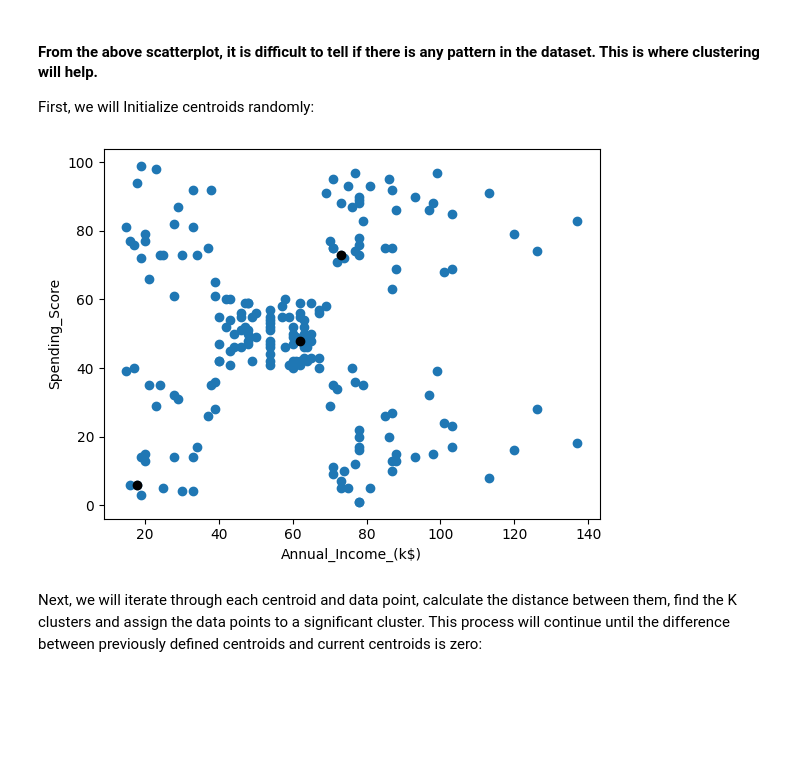
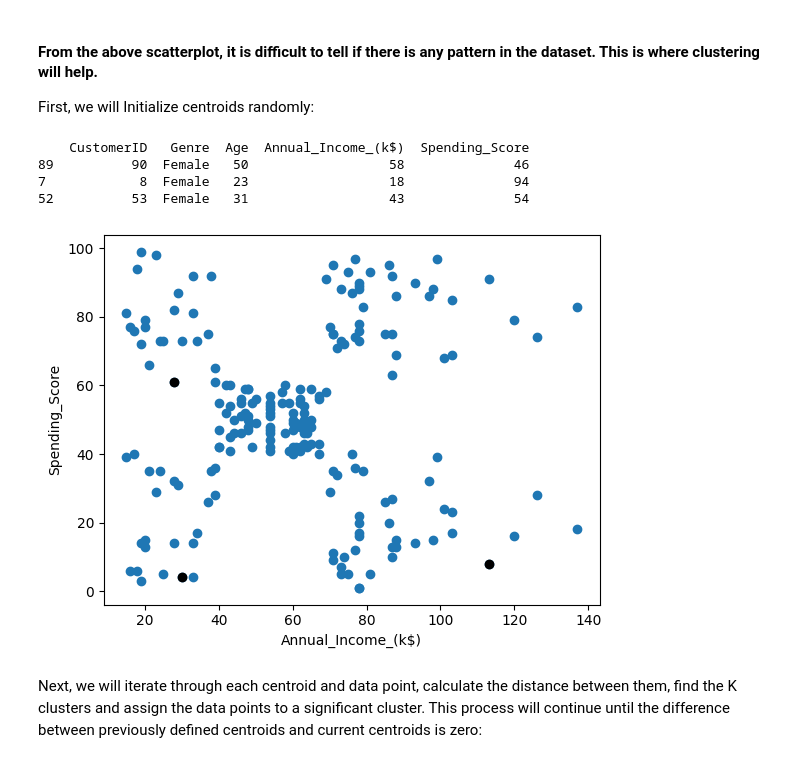
Before and after one commit to larawehbe/TheAIEngineers-Notebooks, a Jupyter notebook: Unsupervised Learning/kmeans_scratch_implementation.ipynb, the cells around one changed output. Cells and saved outputs as stored; diff of their text form; code cells hidden in the pictures; blank space fills up the shorter version.

```diff
--- a/Unsupervised Learning/kmeans_scratch_implementation.ipynb
+++ b/Unsupervised Learning/kmeans_scratch_implementation.ipynb
@@ -4,11 +4,8 @@ import numpy as np
 import matplotlib.pyplot as plt
 
 #load the dataset
-customer_data = ...
+customer_data = pd.read_csv("data/Mall_Customers.csv")
 
 #read the data
-customer_data....
-
-#check for null or missing values
-customer_data....
+customer_data.head()
 # %% [output]
@@ -31,19 +39,31 @@ plt.show()
 #### From the above scatterplot, it is difficult to tell if there is any pattern in the dataset. This is where clustering will help.
 
 First, we will Initialize centroids randomly:
+# %%
+#TODO: RUN IT 10 TIMES TO See  THAT WE WILL HAVE DIFFERENT CENTROIS
+#BECAUSE WE ARE TAKING THE .SAMPLE FUNCTION.
+#The sample function provides random values
+K=3
+centroids = customer_data.sample(n=K) #get random k centroids
+print(centroids.head())
+# %% [output]
+    CustomerID   Genre  Age  Annual_Income_(k$)  Spending_Score
+89          90  Female   50                  58              46
+7            8  Female   23                  18              94
+52          53  Female   31                  43              54
 # %%
 #TODO: RUN IT 10 TIMES TO See  THAT WE WILL HAVE DIFFERENT CENTROIS
 #BECAUSE WE ARE TAKING THE .SAMPLE FUNCTION.
 #The sample function provides random values
 K=3
 centroids = customer_data.sample(n=K) #get random k centroids
-plt.scatter(... , .... )
-plt.scatter(... , .... ,c='black')
+plt.scatter(customer_data['Annual_Income_(k$)'], customer_data['Spending_Score'] ) #scatter plot for data points
+plt.scatter( centroids['Annual_Income_(k$)'] , centroids['Spending_Score'] ,c='black') #scatter plot for centroids
 plt.xlabel('Annual_Income_(k$)')
 plt.ylabel('Spending_Score')
 plt.show()
 # %% [output]
-[figure, old version]
+[figure, new version]
 # %% [markdown]
 Next, we will iterate through each centroid and data point, calculate the distance between them, find the K clusters and assign the data points to a significant cluster. This process will continue until the difference between previously defined centroids and current centroids is zero:
 # %% [markdown]
```
Also changed, not shown: parts of 19 cells of this notebook, 4 other files.
